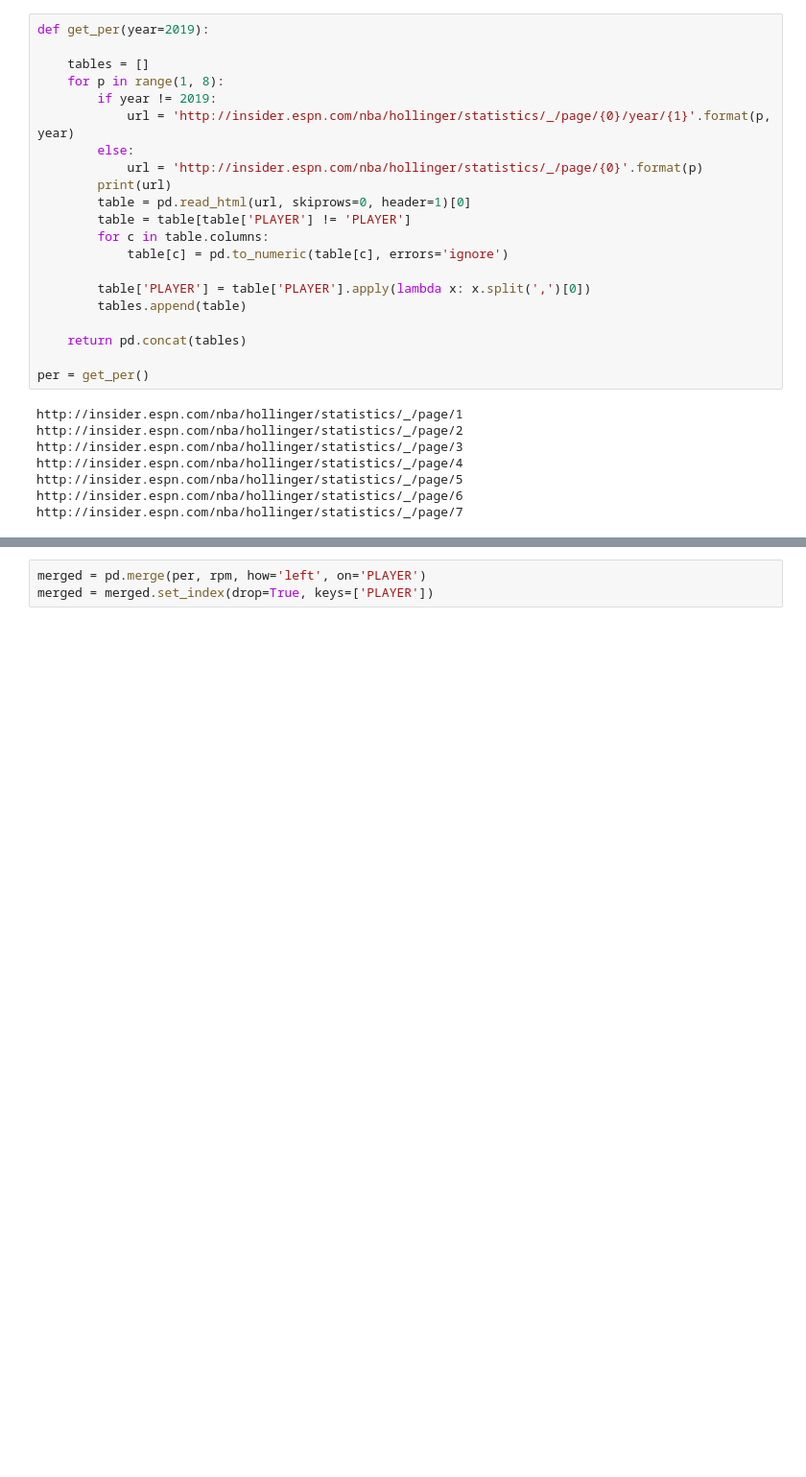
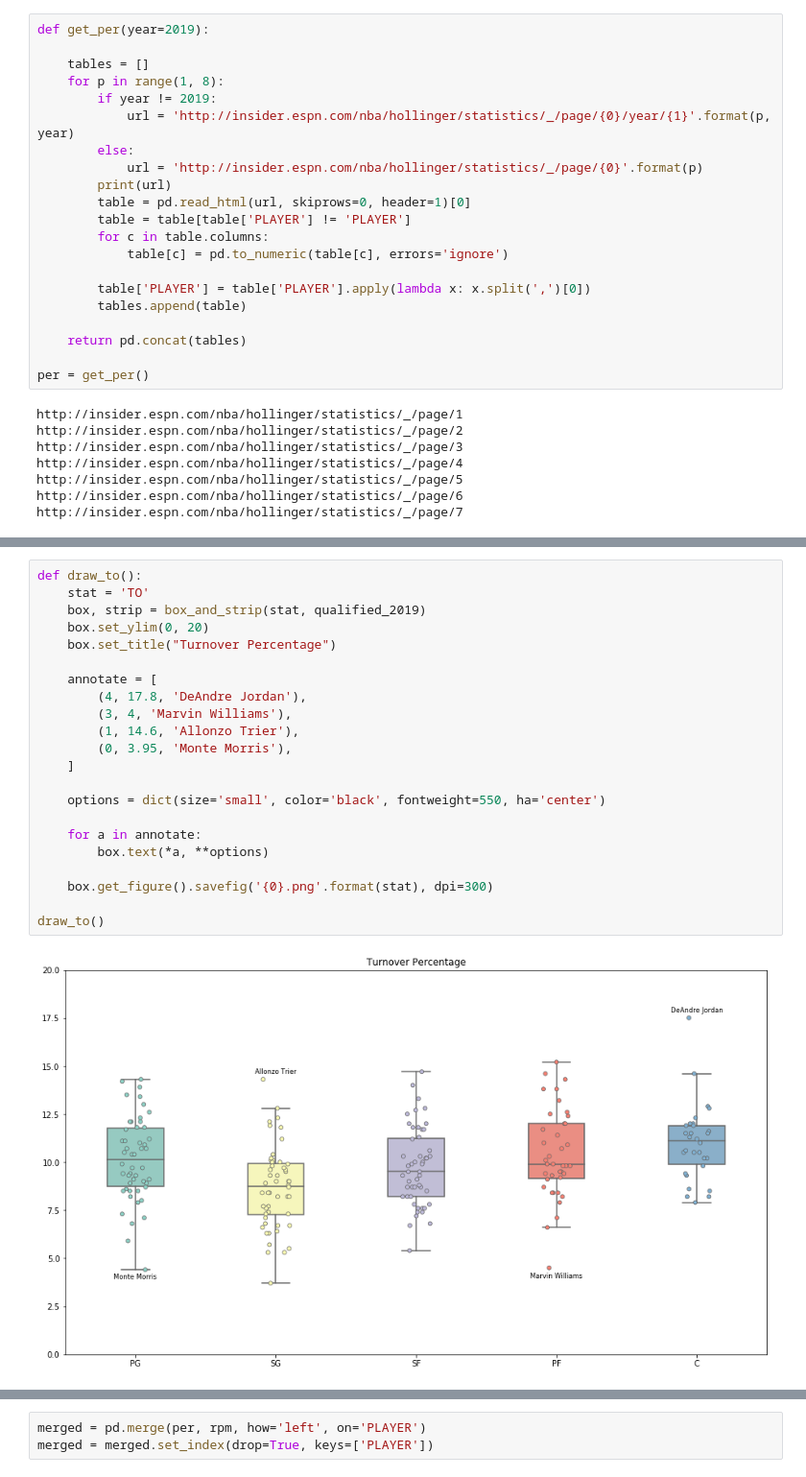
Before and after one commit to jzhang621/pandas_nba_tutorial_notebook, a Jupyter notebook: workspace/RPM v. PER.ipynb, the cells around one changed output, grey strips where cells are left out. Shown: that part at 96% size. Drawn from its saved outputs; the diff is of its cells as text; blank space fills up the shorter version.

```diff
--- a/workspace/RPM v. PER.ipynb
+++ b/workspace/RPM v. PER.ipynb
@@ -167,0 +227,24 @@ found: http://insider.espn.com/nba/hollinger/statistics/_/position/c/page/2/year
+# %%
+def draw_to():
+    stat = 'TO'
+    box, strip = box_and_strip(stat, qualified_2019)
+    box.set_ylim(0, 20)
+    box.set_title("Turnover Percentage")
+
+    annotate = [
+        (4, 17.8, 'DeAndre Jordan'),
+        (3, 4, 'Marvin Williams'),
+        (1, 14.6, 'Allonzo Trier'),
+        (0, 3.95, 'Monte Morris'),
+    ]
+
+    options = dict(size='small', color='black', fontweight=550, ha='center')
+
+    for a in annotate:
+        box.text(*a, **options)
+
+    box.get_figure().savefig('{0}.png'.format(stat), dpi=300)
+
+draw_to()
+# %% [output]
+[figure, added]
```
Also changed, not shown: parts of 24 cells of this notebook, 16 other files.
